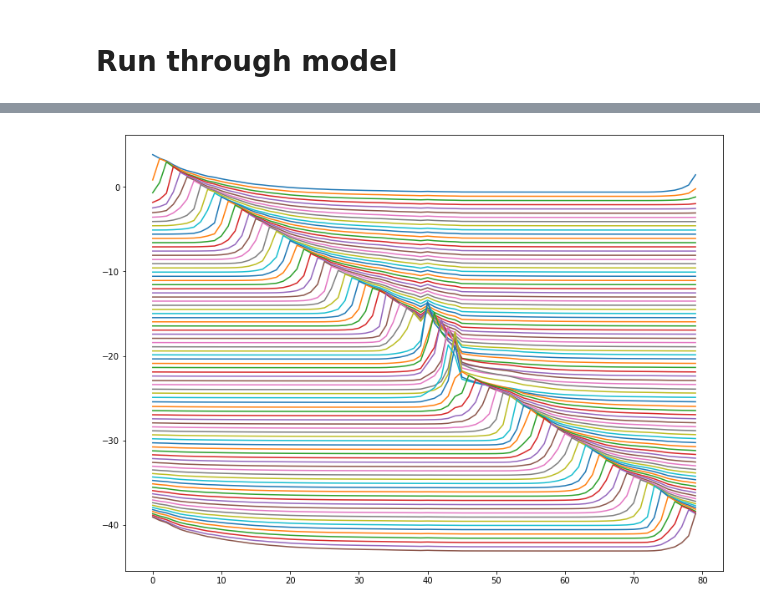
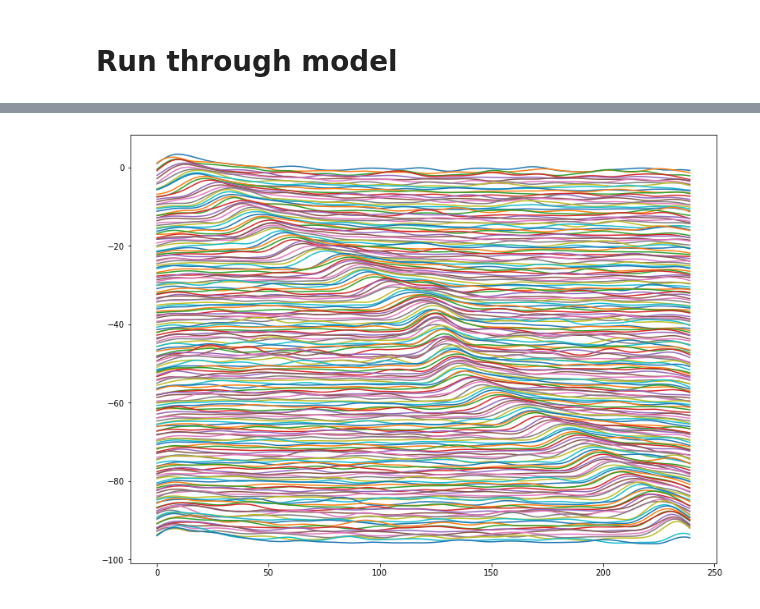
Before and after one commit to chingf/sr-project, a Jupyter notebook: notebooks/7b-feeder-and-cache.ipynb, the cells around one changed output, grey strips where cells are left out. Drawn from its saved outputs; the diff is of its cells as text; code cells hidden in the pictures.

```diff
--- a/notebooks/7b-feeder-and-cache.ipynb
+++ b/notebooks/7b-feeder-and-cache.ipynb
@@ -64,3 +65,3 @@ for step in np.arange(1, dataset.num_steps):
 # %%
-gamma = 0.97
+gamma = 0.99
 plot_feeder_cells = True
@@ -115,12 +147,19 @@ plt.show()
+# %%
+def remove_insig(X):
+    """ Remove any row where peak is < 3 s.d. above mean"""
+
+    new_X = []
+    X = X.copy()
+    for x in X:
+        if x.max() < np.mean(x) + 3*np.std(x):
+            continue
+        new_X.append(x)
+    return np.array(new_X)
 # %%
-def z_score(M):
-    """ Z-Scores by COLUMNS """
-    M = M.copy()
-    M -= np.mean(M, axis=0)[np.newaxis,:]
-    M /= np.std(M, axis=0)[np.newaxis,:]
-    return M
+def z_score(X):
+    """ z-scores each row """
 
-plt.figure(figsize=(6.4*1, 4.8*2))
-norm_aliased_M = z_score(aliased_M)
-plt.imshow(norm_aliased_M.T)
-plt.show()
+    X = X.copy()
+    X -= np.mean(X, axis=1)[:, np.newaxis]
+    X /= np.std(X, axis=1)[:, np.newaxis]
+    return X
@@ -128,0 +166,10 @@ plt.show()
+# %%
+popln_activity = aliased_M.T.copy()
+popln_activity = add_noise(popln_activity)
+popln_activity = hanning_smooth(popln_activity)
+popln_activity = remove_insig(popln_activity)
+popln_activity = z_score(popln_activity)
+
+plt.figure()
+plt.imshow(popln_activity)
+plt.show()
@@ -129,10 +178,10 @@ plt.show()
 # %%
 plt_idx = 0
 plt_step = -0.5 #-1.
 plt.figure(figsize=(6.4*2, 4.8*2))
-for ff in norm_aliased_M.T:
+for ff in popln_activity:
     plt.plot(ff + plt_idx)
     plt_idx += plt_step
 plt.show()
 # %% [output]
-[figure, old version]
+[figure, new version]
```
Also changed, not shown: parts of 21 cells of this notebook.
